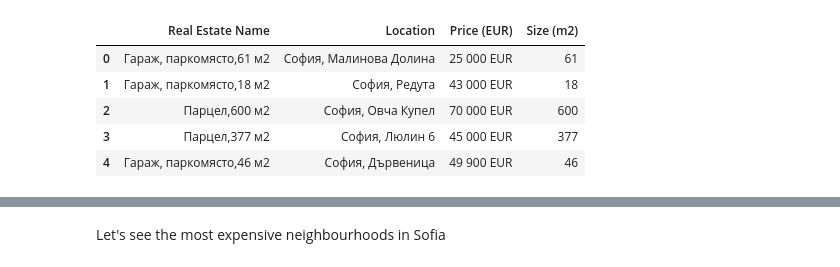
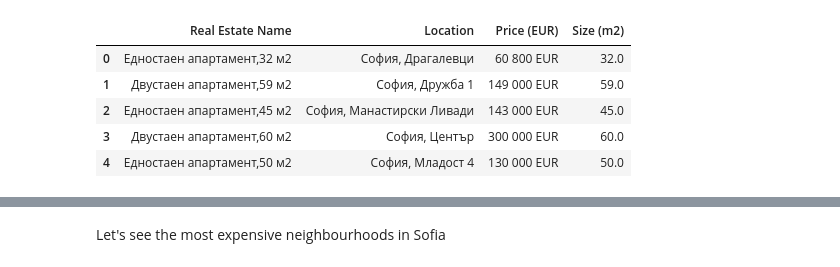
Before and after one commit to ssstoev/Sofia-Real-Estate-Analysis, a Jupyter notebook: real_estate_analysis.ipynb, the cells around one changed output, grey strips where cells are left out. Cells and saved outputs as stored; diff of their text form; code cells hidden in the pictures.

```diff
--- a/real_estate_analysis.ipynb
+++ b/real_estate_analysis.ipynb
@@ -3,12 +3,12 @@ import pandas as pd
 import re
 import seaborn as sns
 # %%
-df = pd.read_excel('real_estate_sofia_50_pages.xlsx')
+df = pd.read_excel('real_estate_sofia_357_pages.xlsx')
 df.head()
 # %% [output]
 |  | Real Estate Name | Location | Price (EUR) | Size (m2) |
-| 0 | Гараж, паркомясто,61 м2 | София, Малинова Долина | 25 000 EUR | 61 |
-| 1 | Гараж, паркомясто,18 м2 | София, Редута | 43 000 EUR | 18 |
-| 2 | Парцел,600 м2 | София, Овча Купел | 70 000 EUR | 600 |
-| 3 | Парцел,377 м2 | София, Люлин 6 | 45 000 EUR | 377 |
-| 4 | Гараж, паркомясто,46 м2 | София, Дървеница | 49 900 EUR | 46 |
+| 0 | Едностаен апартамент,32 м2 | София, Драгалевци | 60 800 EUR | 32.0 |
+| 1 | Двустаен апартамент,59 м2 | София, Дружба 1 | 149 000 EUR | 59.0 |
+| 2 | Едностаен апартамент,45 м2 | София, Манастирски Ливади | 143 000 EUR | 45.0 |
+| 3 | Двустаен апартамент,60 м2 | София, Център | 300 000 EUR | 60.0 |
+| 4 | Едностаен апартамент,50 м2 | София, Младост 4 | 130 000 EUR | 50.0 |
```
Also changed, not shown: parts of 23 cells of this notebook, 2 other files.
